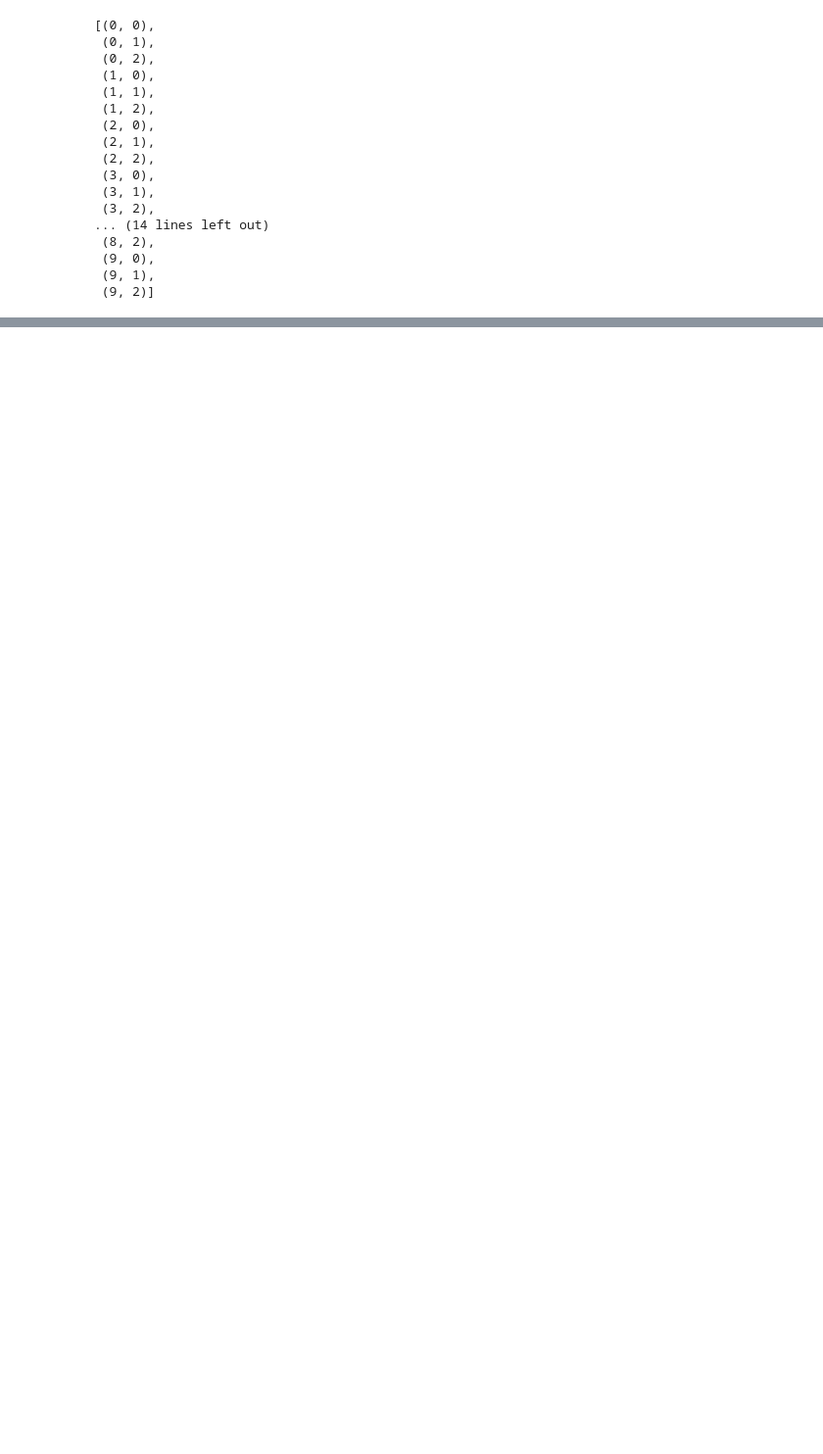
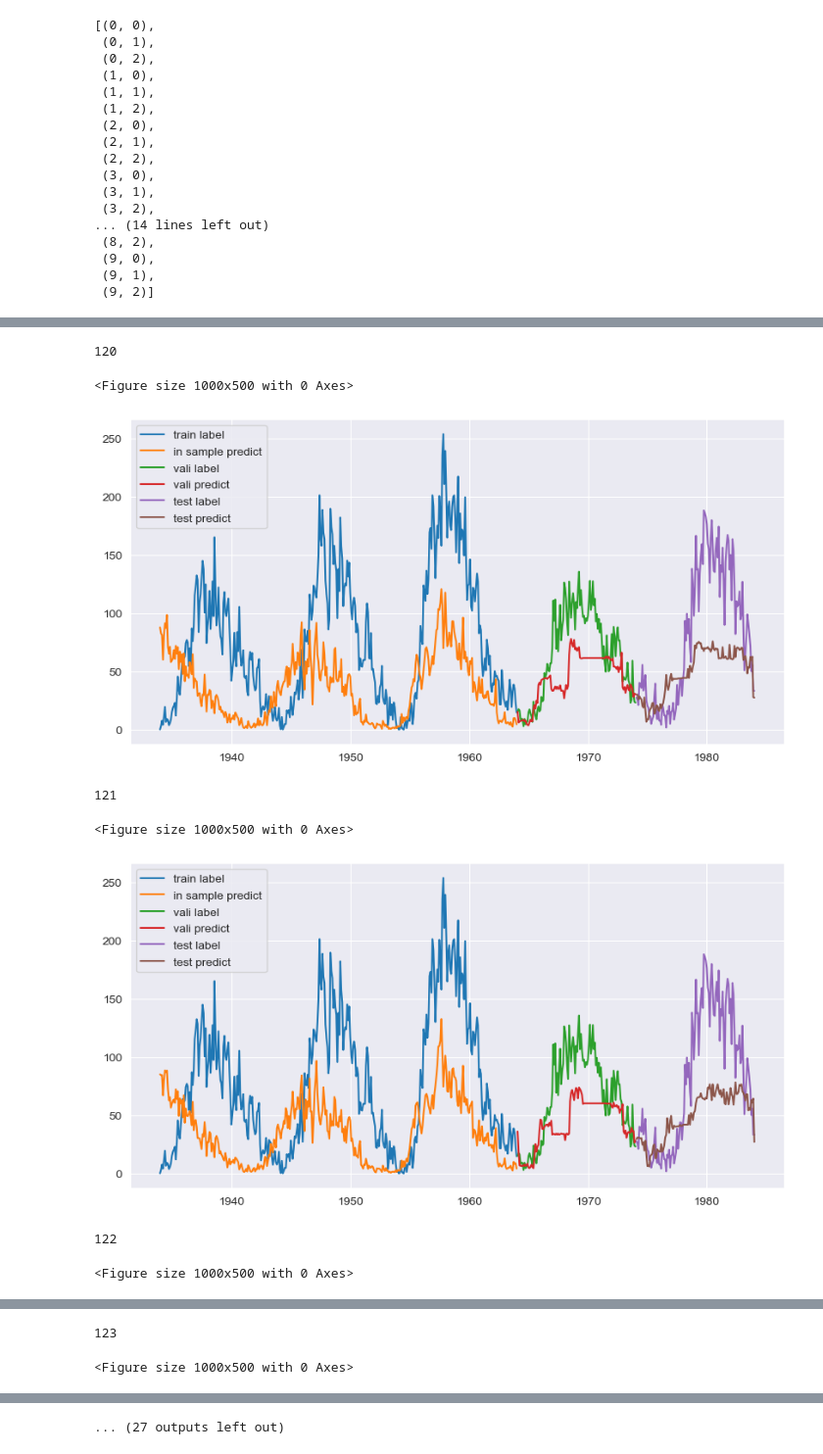
Before and after one commit to ambroselin0/python_learn, a Jupyter notebook: project/random_forest.ipynb, the cells around one changed output, grey strips where cells are left out. Shown at 98% size. Saved outputs shown, nothing was run; the diff lists cells and outputs as text; code cells hidden in the pictures; blank space fills up the shorter version.

```diff
--- a/project/random_forest.ipynb
+++ b/project/random_forest.ipynb
@@ -113,0 +122,12 @@ final_metric[final_metric['rank'] == 1.0]
+# %%
+def split_data(data):
+    train_end_date = pd.to_datetime('1963-12-31')
+    vali_end_date = pd.to_datetime('1973-12-31')
+    test_end_date = pd.to_datetime('1983-12-31')
+    train_start_date = train_end_date + pd.DateOffset(years=-30) + pd.offsets.MonthEnd(0)
+    train_data = data[(data.target_dates >= train_start_date) & (data.target_dates <= train_end_date)]
+    vali_data = data[(data.target_dates > train_end_date) & (data.target_dates <= vali_end_date)]
+    test_data = data[(data.target_dates > vali_end_date) & (data.target_dates <= test_end_date)]
+    return train_data, vali_data, test_data
+train_data, vali_data, test_data = split_data(data)
+train_data
@@ -113,0 +215,27 @@ final_metric[final_metric['rank'] == 1.0]
+# %%
+for m, single_result in results.groupby('m'):
+    single_result['target_dates'] = pd.to_datetime(single_result['target_dates'])
+    print(m)
+    plt.clf()
+    plt.figure(figsize=(10, 5))
+    plt.plot(single_result[single_result.type == 'train'].target_dates, single_result[single_result.type == 'train'].target_sunspots,label='train label') # train
+    plt.plot(single_result[single_result.type == 'train'].target_dates, single_result[single_result.type == 'train'].predict,label='in sample predict') # test
+    plt.plot(single_result[single_result.type == 'vali'].target_dates, single_result[single_result.type == 'vali'].target_sunspots,label='vali label') # train
+    plt.plot(single_result[single_result.type == 'vali'].target_dates, single_result[single_result.type == 'vali'].predict,label='vali predict') # test
+    plt.plot(single_result[single_result.type == 'test'].target_dates, single_result[single_result.type == 'test'].target_sunspots,label='test label') # train
+    plt.plot(single_result[single_result.type == 'test'].target_dates, single_result[single_result.type == 'test'].predict,label='test predict') # test
+    # ax.plot(series.iloc[1:N+1].index,model_fit.predict(start=1,end=N,dynamic=False,typ='levels'),
+    #         color='orange',label='in sample predict') # in-sample
+    # ax.plot(fc_series, label='forecast', color='red') # forecast
+    # ax.fill_between(series.iloc[N:].index, lower_series, upper_series, color='k', alpha=.15) # conf
+    plt.legend(loc='upper left')
+    plt.show()
+# %% [output]
+120
+<Figure size 1000x500 with 0 Axes>
+[figure, added]
+121
+<Figure size 1000x500 with 0 Axes>
+[figure, added]
+122
+<Figure size 1000x500 with 0 Axes>
@@ -113,0 +243,2 @@ final_metric[final_metric['rank'] == 1.0]
+123
+<Figure size 1000x500 with 0 Axes>
@@ -113,0 +246 @@ final_metric[final_metric['rank'] == 1.0]
+... (27 outputs left out)
```
Also changed, not shown: parts of 8 cells of this notebook, 1 other file.
